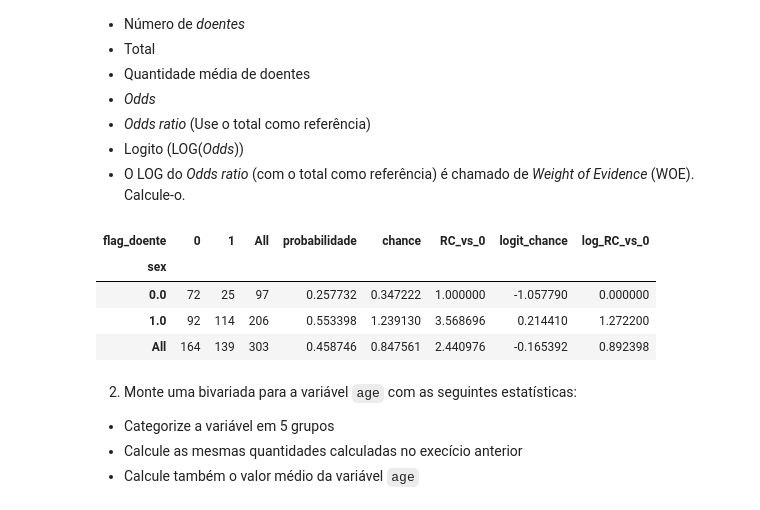
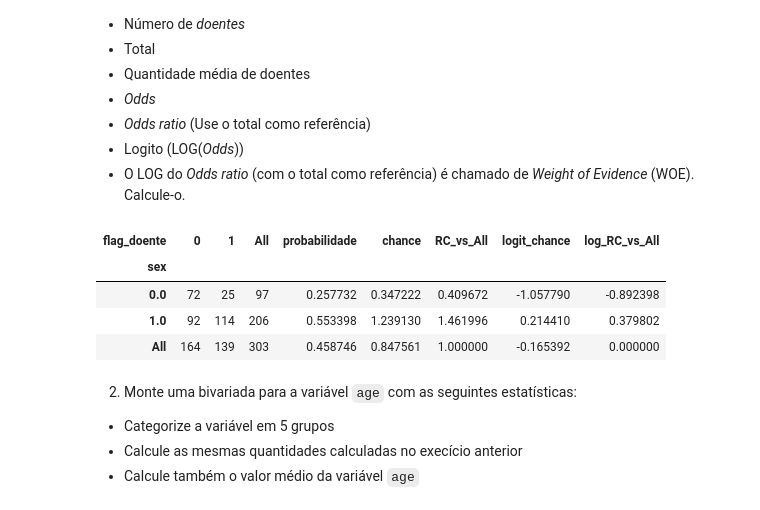
Before and after one commit to emanoeldlugo/Cientista-de-dados-EBAC, a Jupyter notebook: Módulo 18 - Tarefa 1.ipynb, the cells around one changed output. Saved outputs shown, nothing was run; the diff lists cells and outputs as text; code cells hidden in the pictures.

````diff
--- a/Módulo 18 - Tarefa 1.ipynb
+++ b/Módulo 18 - Tarefa 1.ipynb
@@ -84,17 +84,17 @@ df
 # %%
 tab = pd.crosstab(df['sex'], df['flag_doente'], margins=True)
 tab['probabilidade'] = tab[1]/tab['All']
 tab['chance'] = tab[1]/tab[0]
-tab['RC_vs_0'] = tab['chance']/tab.loc[0,'chance']
+tab['RC_vs_All'] = tab['chance']/tab.loc['All','chance']
 tab['logit_chance'] = np.log(tab['chance'])
-tab['log_RC_vs_0'] = np.log(tab['RC_vs_0'])
+tab['log_RC_vs_All'] = np.log(tab['RC_vs_All'])
 tab
 # %% [output]
-| flag_doente | 0 | 1 | All | probabilidade | chance | RC_vs_0 | logit_chance | log_RC_vs_0 |
+| flag_doente | 0 | 1 | All | probabilidade | chance | RC_vs_All | logit_chance | log_RC_vs_All |
 | sex |  |  |  |  |  |  |  |  |
-| 0.0 | 72 | 25 | 97 | 0.257732 | 0.347222 | 1.000000 | -1.057790 | 0.000000 |
-| 1.0 | 92 | 114 | 206 | 0.553398 | 1.239130 | 3.568696 | 0.214410 | 1.272200 |
-| All | 164 | 139 | 303 | 0.458746 | 0.847561 | 2.440976 | -0.165392 | 0.892398 |
+| 0.0 | 72 | 25 | 97 | 0.257732 | 0.347222 | 0.409672 | -1.057790 | -0.892398 |
+| 1.0 | 92 | 114 | 206 | 0.553398 | 1.239130 | 1.461996 | 0.214410 | 0.379802 |
+| All | 164 | 139 | 303 | 0.458746 | 0.847561 | 1.000000 | -0.165392 | 0.000000 |
 # %% [markdown]
 2. Monte uma bivariada para a variável ```age``` com as seguintes estatísticas:
 - Categorize a variável em 5 grupos
````
Also changed, not shown: parts of 5 cells of this notebook.
